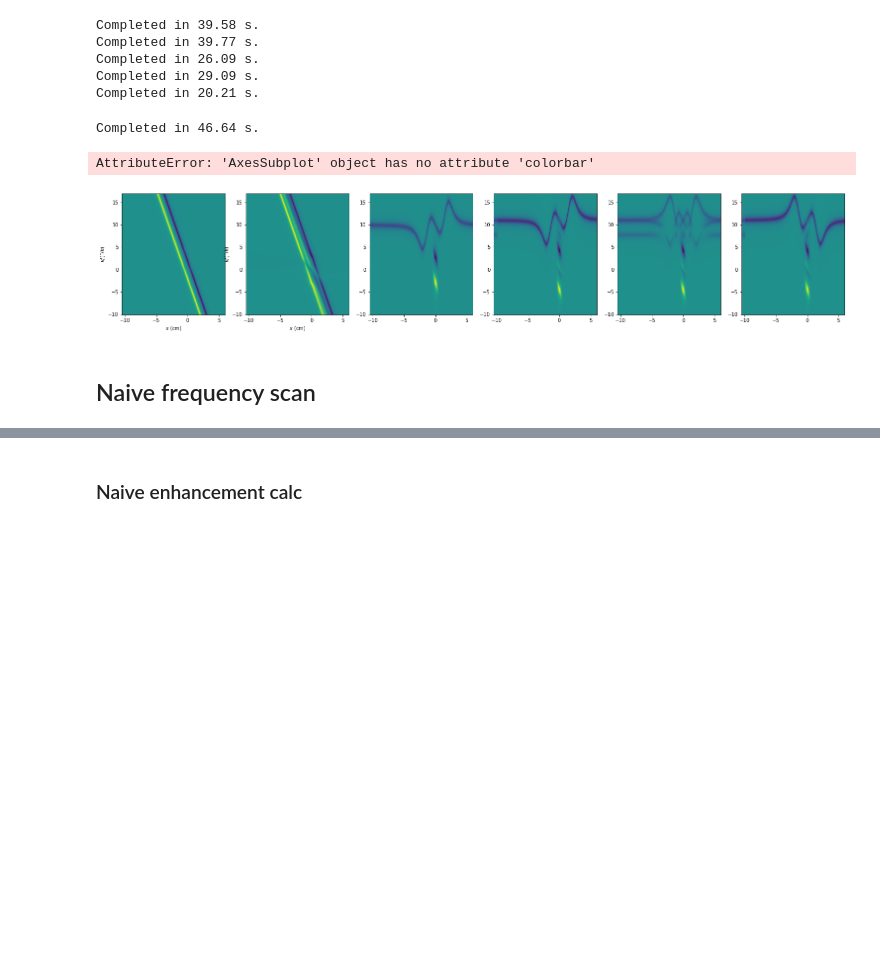
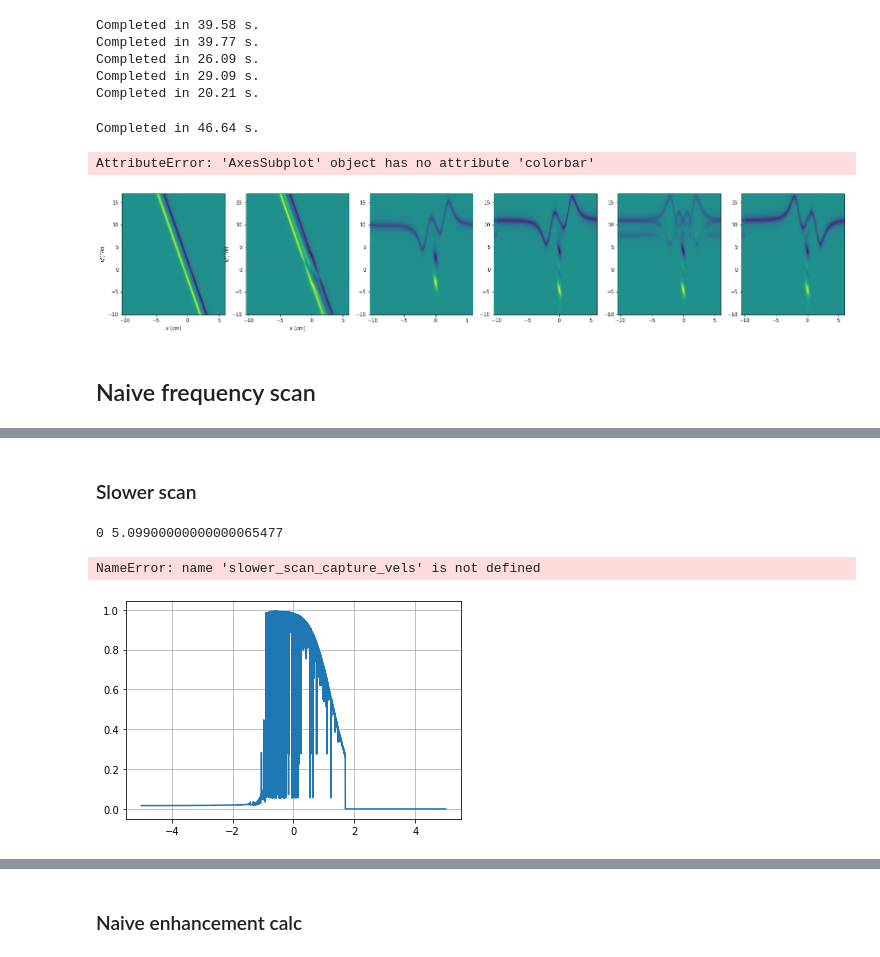
Before and after one commit to UVQuanT-Ultracold-AlF/Cd-MOT, a Jupyter notebook: Cd_MOT.ipynb, the cells around one changed output, grey strips where cells are left out. Cells and saved outputs as stored; diff of their text form; code cells hidden in the pictures; blank space fills up the shorter version.

```diff
--- a/Cd_MOT.ipynb
+++ b/Cd_MOT.ipynb
@@ -1087,23 +1090,23 @@ fig.savefig(savepath+'CdMOT_comparisons.png')
 # %%
 def MOT_and_Slow_Beams(det_MOT, det_slower):
     return pylcp.laserBeams([
-        {'kvec':np.array([-1/np.sqrt(2), -1/np.sqrt(2), 0.]), 'pol':-1, 'delta':laser_det + det_MOT, 's':s,'wb':beamWidth},
-        {'kvec':np.array([1/np.sqrt(2), 1/np.sqrt(2), 0.]), 'pol':-1, 'delta':laser_det + det_MOT, 's':s,'wb':beamWidth},
-        {'kvec':np.array([1/np.sqrt(2), -1/np.sqrt(2), 0.]), 'pol':-1, 'delta':laser_det + det_MOT, 's':s,'wb':beamWidth},
-        {'kvec':np.array([-1/np.sqrt(2), 1/np.sqrt(2), 0.]), 'pol':-1, 'delta':laser_det + det_MOT, 's':s,'wb':beamWidth},
-        {'kvec':np.array([0., 0.,  1.]), 'pol':+1, 'delta':laser_det + det_MOT, 's':s,'wb':beamWidth},
-        {'kvec':np.array([0., 0., -1.]), 'pol':+1, 'delta':laser_det + det_MOT, 's':s,'wb':beamWidth},
-        {'kvec':np.array([-1, 0., 0.]), 'pol':np.array([0,np.exp(1j*50*np.pi/180),np.exp(-1j**50*np.pi/180)]),'pol_coord':'cartesian', 'delta':laser_det_slower + det_slower, 's':s_slower,'wb':beamWidth_slower}
+        {'kvec':np.array([-1/np.sqrt(2), -1/np.sqrt(2), 0.]), 'pol':-1, 'delta':0*laser_det + det_MOT, 's':s,'wb':beamWidth},
+        {'kvec':np.array([1/np.sqrt(2), 1/np.sqrt(2), 0.]), 'pol':-1, 'delta':0*laser_det + det_MOT, 's':s,'wb':beamWidth},
+        {'kvec':np.array([1/np.sqrt(2), -1/np.sqrt(2), 0.]), 'pol':-1, 'delta':0*laser_det + det_MOT, 's':s,'wb':beamWidth},
+        {'kvec':np.array([-1/np.sqrt(2), 1/np.sqrt(2), 0.]), 'pol':-1, 'delta':0*laser_det + det_MOT, 's':s,'wb':beamWidth},
+        {'kvec':np.array([0., 0.,  1.]), 'pol':+1, 'delta':0*laser_det + det_MOT, 's':s,'wb':beamWidth},
+        {'kvec':np.array([0., 0., -1.]), 'pol':+1, 'delta':0*laser_det + det_MOT, 's':s,'wb':beamWidth},
+        {'kvec':np.array([-1, 0., 0.]), 'pol':-1, 'delta':0*laser_det_slower + det_slower, 's':s_slower,'wb':beamWidth_slower}
     ], beam_type=pylcp.gaussianBeam)
 
 def MOT_Beams(det_MOT, *args):
     return pylcp.laserBeams([
-        {'kvec':np.array([-1/np.sqrt(2), -1/np.sqrt(2), 0.]), 'pol':-1, 'delta':laser_det + det_MOT, 's':s,'wb':beamWidth},
-        {'kvec':np.array([1/np.sqrt(2), 1/np.sqrt(2), 0.]), 'pol':-1, 'delta':laser_det + det_MOT, 's':s,'wb':beamWidth},
-        {'kvec':np.array([1/np.sqrt(2), -1/np.sqrt(2), 0.]), 'pol':-1, 'delta':laser_det + det_MOT, 's':s,'wb':beamWidth},
-        {'kvec':np.array([-1/np.sqrt(2), 1/np.sqrt(2), 0.]), 'pol':-1, 'delta':laser_det + det_MOT, 's':s,'wb':beamWidth},
-        {'kvec':np.array([0., 0.,  1.]), 'pol':+1, 'delta':laser_det + det_MOT, 's':s,'wb':beamWidth},
-        {'kvec':np.array([0., 0., -1.]), 'pol':+1, 'delta':laser_det + det_MOT, 's':s,'wb':beamWidth}
+        {'kvec':np.array([-1/np.sqrt(2), -1/np.sqrt(2), 0.]), 'pol':-1, 'delta':0*laser_det + det_MOT, 's':s,'wb':beamWidth},
+        {'kvec':np.array([1/np.sqrt(2), 1/np.sqrt(2), 0.]), 'pol':-1, 'delta':0*laser_det + det_MOT, 's':s,'wb':beamWidth},
+        {'kvec':np.array([1/np.sqrt(2), -1/np.sqrt(2), 0.]), 'pol':-1, 'delta':0*laser_det + det_MOT, 's':s,'wb':beamWidth},
+        {'kvec':np.array([-1/np.sqrt(2), 1/np.sqrt(2), 0.]), 'pol':-1, 'delta':0*laser_det + det_MOT, 's':s,'wb':beamWidth},
+        {'kvec':np.array([0., 0.,  1.]), 'pol':+1, 'delta':0*laser_det + det_MOT, 's':s,'wb':beamWidth},
+        {'kvec':np.array([0., 0., -1.]), 'pol':+1, 'delta':0*laser_det + det_MOT, 's':s,'wb':beamWidth}
     ], beam_type=pylcp.gaussianBeam)
 
 def captured_condition(t, y):
@@ -1120,7 +1123,7 @@ lost_condition.terminal = True
 backwards_lost.terminal = True
 
 def captureVelocityForEq(det_MOT,det_slower, lasers = MOT_and_Slow_Beams):
-    print (det_MOT, det_slower, end = '                                                                            \r')
+    print (f"{det_MOT} {det_slower}", end = '                                                                            \r')
     eq = pylcp.rateeq(lasers(det_MOT, det_slower),permMagnetsPylcp, ham_toy,include_mag_forces=False)
 
     eq.set_initial_pop(np.array([1., 0., 0., 0.]))
@@ -1150,8 +1153,8 @@ def findCaptureVelocity(r0,eqn):
     return bisect(atomTrajectoryToMOT,2, 15.,
        args=(r0, eqn),
        xtol=1e-3, rtol=1e-3, full_output=False)
+# %%
+MOT_range = np.linspace(-10,10,201)
+slower_range = np.linspace(-5,5,101)
 # %%
-MOT_range = np.linspace(-1.5,3,91)
-slower_range = np.linspace(-3,3,121)
-
 capture_vels = [[captureVelocityForEq(dMOT, dSlow) for dMOT in MOT_range] for dSlow in slower_range]
@@ -1162,0 +1167,22 @@ plt.colorbar()
+# %% [markdown]
+### Slower scan
+# %%
+MOT_det = 0
+slower_scan_capture_vels = [captureVelocityForEq(MOT_det, dSlow) for dSlow in slower_range]
+# %% [output]
+0 5.09900000000000065477
+# %%
+plt.plot(slower_range, slower_scan_capture_vels)
+plt.grid()
+# plt.xlim(-0.5,0)
+# %% [output]
+NameError: name 'slower_scan_capture_vels' is not defined
+# %%
+from scipy.stats import boltzmann, poisson, norm
+
+smoothing_cdf = lambda x : 0.9*norm.cdf(x, 10.5, 0.5) + 0.1*norm.cdf(x, 8, 3)
+plt.plot(slower_range, smoothing_cdf(slower_scan_capture_vels))
+# plt.xlim(-0.5,0)
+plt.grid()
+# %% [output]
+[figure, added]
```
Also changed, not shown: parts of 28 cells of this notebook, 3 other files.
